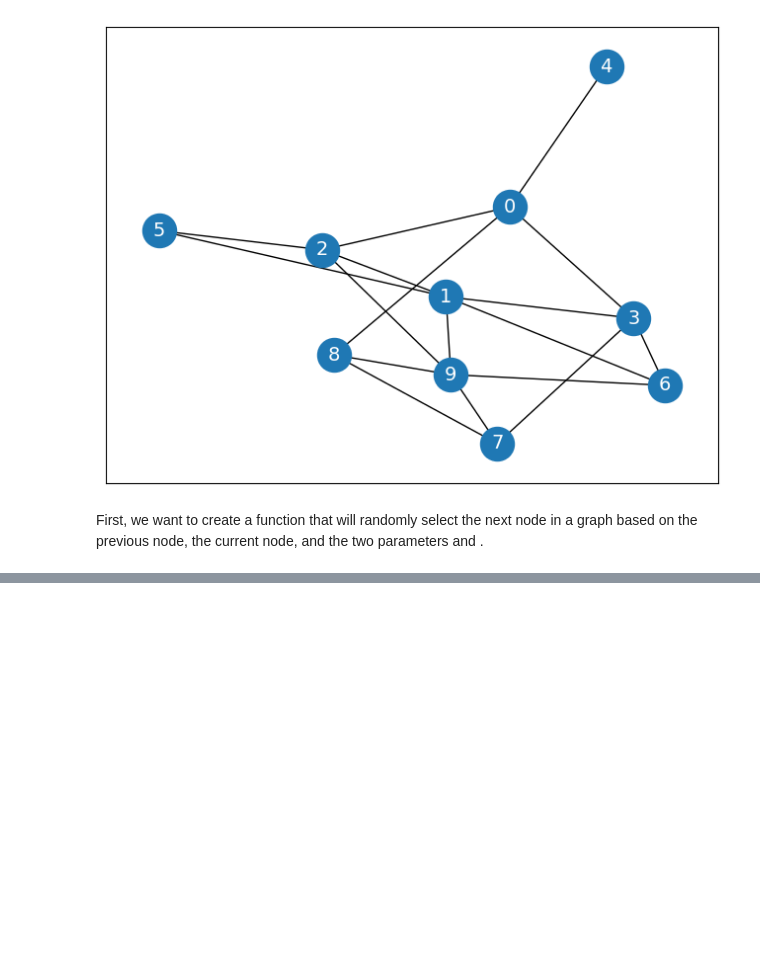
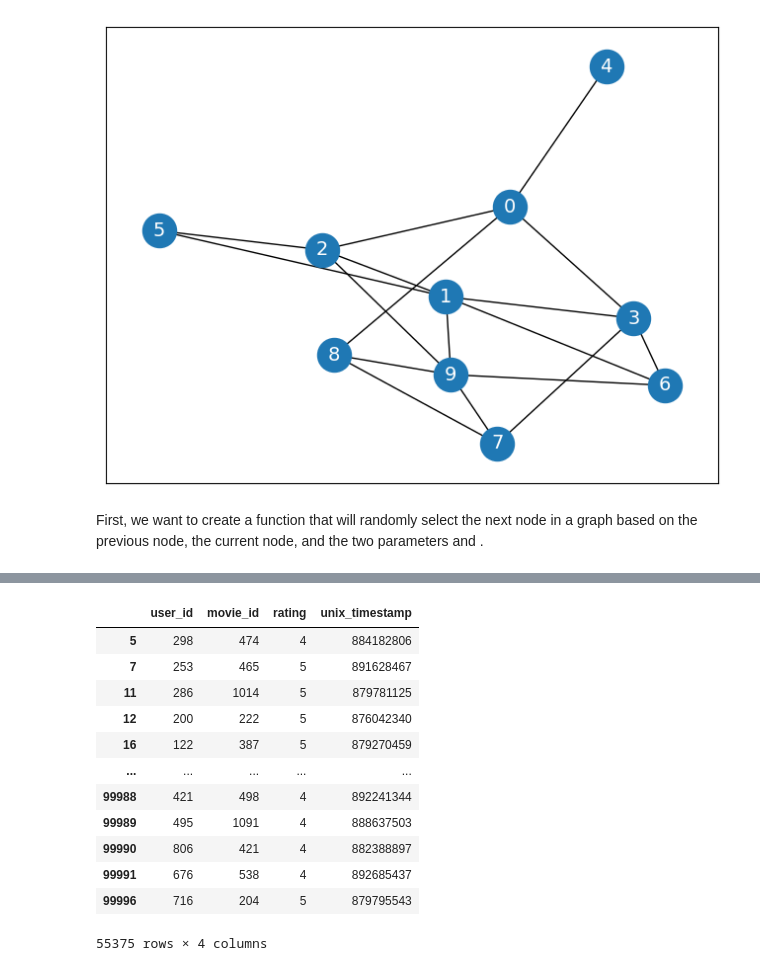
Before and after one commit to mjmousavi97/Graph-Neural-Networks, a Jupyter notebook: 06_Graph_Embeding_Node2Vec/main.ipynb, the cells around one changed output, grey strips where cells are left out. Drawn from its saved outputs; the diff is of its cells as text; code cells hidden in the pictures; blank space fills up the shorter version.

```diff
--- a/06_Graph_Embeding_Node2Vec/main.ipynb
+++ b/06_Graph_Embeding_Node2Vec/main.ipynb
@@ -229,0 +471,18 @@ random_walk(graph=G, start=1, length=10, p=0.5, q=1000)
+# %%
+ratings = ratings[ratings['rating'] >= 4]
+# %%
+ratings
+# %% [output]
+|  | user_id | movie_id | rating | unix_timestamp |
+| 5 | 298 | 474 | 4 | 884182806 |
+| 7 | 253 | 465 | 5 | 891628467 |
+| 11 | 286 | 1014 | 5 | 879781125 |
+| 12 | 200 | 222 | 5 | 876042340 |
+| 16 | 122 | 387 | 5 | 879270459 |
+| ... | ... | ... | ... | ... |
+| 99988 | 421 | 498 | 4 | 892241344 |
+| 99989 | 495 | 1091 | 4 | 888637503 |
+| 99990 | 806 | 421 | 4 | 882388897 |
+| 99991 | 676 | 538 | 4 | 892685437 |
+| 99996 | 716 | 204 | 5 | 879795543 |
+55375 rows × 4 columns
```
Also changed, not shown: parts of 35 cells of this notebook, 23 other files.
